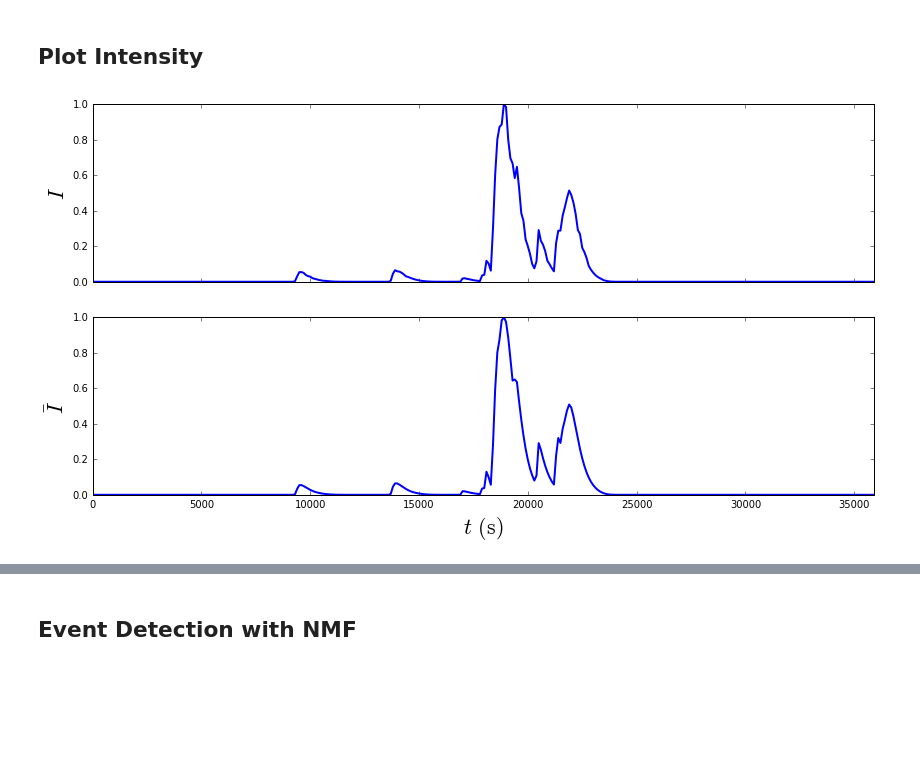
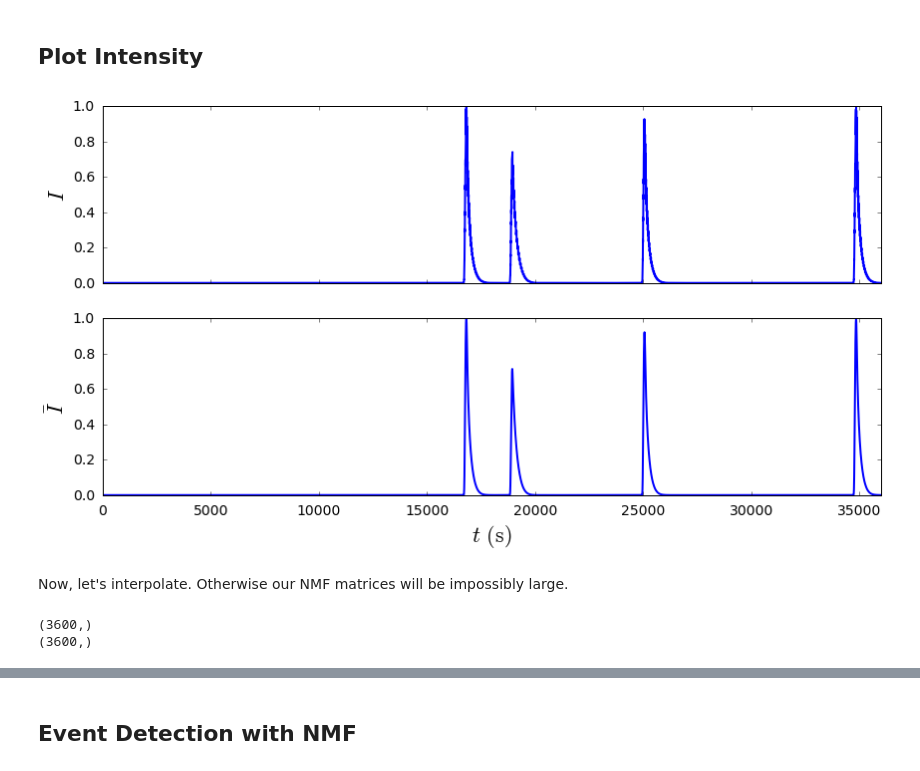
Before and after one commit to wtbarnes/research_notebook, a Jupyter notebook: NMF/light_curve_event_detection.ipynb, the cells around one changed output, grey strips where cells are left out. Saved outputs shown, nothing was run; the diff lists cells and outputs as text; code cells hidden in the pictures; blank space fills up the shorter version.

```diff
--- a/NMF/light_curve_event_detection.ipynb
+++ b/NMF/light_curve_event_detection.ipynb
@@ -55,18 +54,18 @@ config_dict['n0'] = 1.0e+8
 config_dict['t_start'] = 0.0
 config_dict['mean_t_start'] = 1000
 config_dict['std_t_start'] = 1000
-config_dict['amp_switch'] = 'file'
+config_dict['amp_switch'] = 'uniform'
 config_dict['amp0'] = 0.001
 config_dict['amp1'] = 0.1
 config_dict['alpha'] = 2.
 config_dict['loop_length'] = 40.0
-config_dict['num_events'] = 15
+config_dict['num_events'] = 5
 config_dict['t_pulse_half'] = 100
-config_dict['h_nano'] = 0.4
+config_dict['h_nano'] = 5e-3
 config_dict['sample_rate'] = 100
 config_dict['output_file'] = os.path.join(research_root,'research_notebook/NMF/ebtel_light_curve_test')
 #set custom start, end times and amplitudes
-config_dict['start_time_array'] = np.sort(np.random.normal(config_dict['total_time']/2.,config_dict['total_time']/8.,
+config_dict['start_time_array'] = np.sort(np.random.normal(config_dict['total_time']/2.,config_dict['total_time']/4.,
                                                   config_dict['num_events']))
 config_dict['end_time_array'] = 2.*config_dict['t_pulse_half'] + config_dict['start_time_array']
 _configurer = ebc.Configurer(config_dict,'')
@@ -178,15 +159,15 @@ g[ind_g[0]] = 10.**(sc.interpolate.splev(binner.logT_EM[ind_g[0]],tck_g,der=0))
 # %% [markdown]
 Now, loop over time and calculate the intensity according to the $\mathrm{DEM}$.
 # %%
-for i in range(len(t_ebtel_short)):
+for i in range(len(t_ebtel)):
     intensity[i] = np.log(10.)*dlogT*np.sum(g*T_EM*binner.dem_mat[i,:])
 # %% [markdown]
 Next, calculate the average intensity according to the density $n$ and temperature $T$.
 # %%
-ind_g_avg = np.where((T_ebtel_short > np.min(fe18.Gofnt['temperature'])) & (T_ebtel_short < np.max(fe18.Gofnt['temperature'])))
-g_avg[ind_g_avg[0]] = 10.**(sc.interpolate.splev(np.log10(T_ebtel_short[ind_g_avg[0]]),tck_g,der=0))
+ind_g_avg = np.where((T_ebtel > np.min(fe18.Gofnt['temperature'])) & (T_ebtel < np.max(fe18.Gofnt['temperature'])))
+g_avg[ind_g_avg[0]] = 10.**(sc.interpolate.splev(np.log10(T_ebtel[ind_g_avg[0]]),tck_g,der=0))
 # %%
-intensity_avg = n_ebtel_short**2*g_avg*2.*config_dict['loop_length']*1.e+8
+intensity_avg = n_ebtel**2*g_avg*2.*config_dict['loop_length']*1.e+8
 # %% [markdown]
 Normalize both intensities.
 # %%
@@ -196,13 +177,24 @@ intensity_avg = intensity_avg/np.max(intensity_avg)
 ## Plot Intensity
 # %%
 fig,ax = plt.subplots(2,1,figsize=(14,7),sharex=True)
-ax[0].plot(t_ebtel_short,intensity,linewidth=2)
-ax[1].plot(t_ebtel_short,intensity_avg,linewidth=2)
+ax[0].plot(t_ebtel,intensity,linewidth=2)
+ax[1].plot(t_ebtel,intensity_avg,linewidth=2)
 ax[1].set_xlabel(r'$t$ $\mathrm{(s)}$',fontsize=22)
 ax[0].set_ylabel(r'$I$',fontsize=22)
 ax[1].set_ylabel(r'$\bar{I}$',fontsize=22)
-ax[0].set_xlim([t_ebtel_short[0],t_ebtel_short[-1]])
-ax[1].set_xlim([t_ebtel_short[0],t_ebtel_short[-1]])
+ax[0].set_xlim([t_ebtel[0],t_ebtel[-1]])
+ax[1].set_xlim([t_ebtel[0],t_ebtel[-1]])
 plt.show()
 # %% [output]
-[figure, old version]
+[figure, new version]
+# %% [markdown]
+Now, let's interpolate. Otherwise our NMF matrices will be impossibly large.
+# %%
+tck_I = sc.interpolate.splrep(t_ebtel,intensity_avg)
+t_ebtel_short = t_ebtel[0:-1:int(config_dict['t_pulse_half']/10)]
+I_short = sc.interpolate.splev(t_ebtel_short,tck_I,der=0)
+print(np.shape(I_short))
+print(np.shape(t_ebtel_short))
+# %% [output]
+(3600,)
+(3600,)
```
Also changed, not shown: parts of 12 cells of this notebook, 10 other files.
